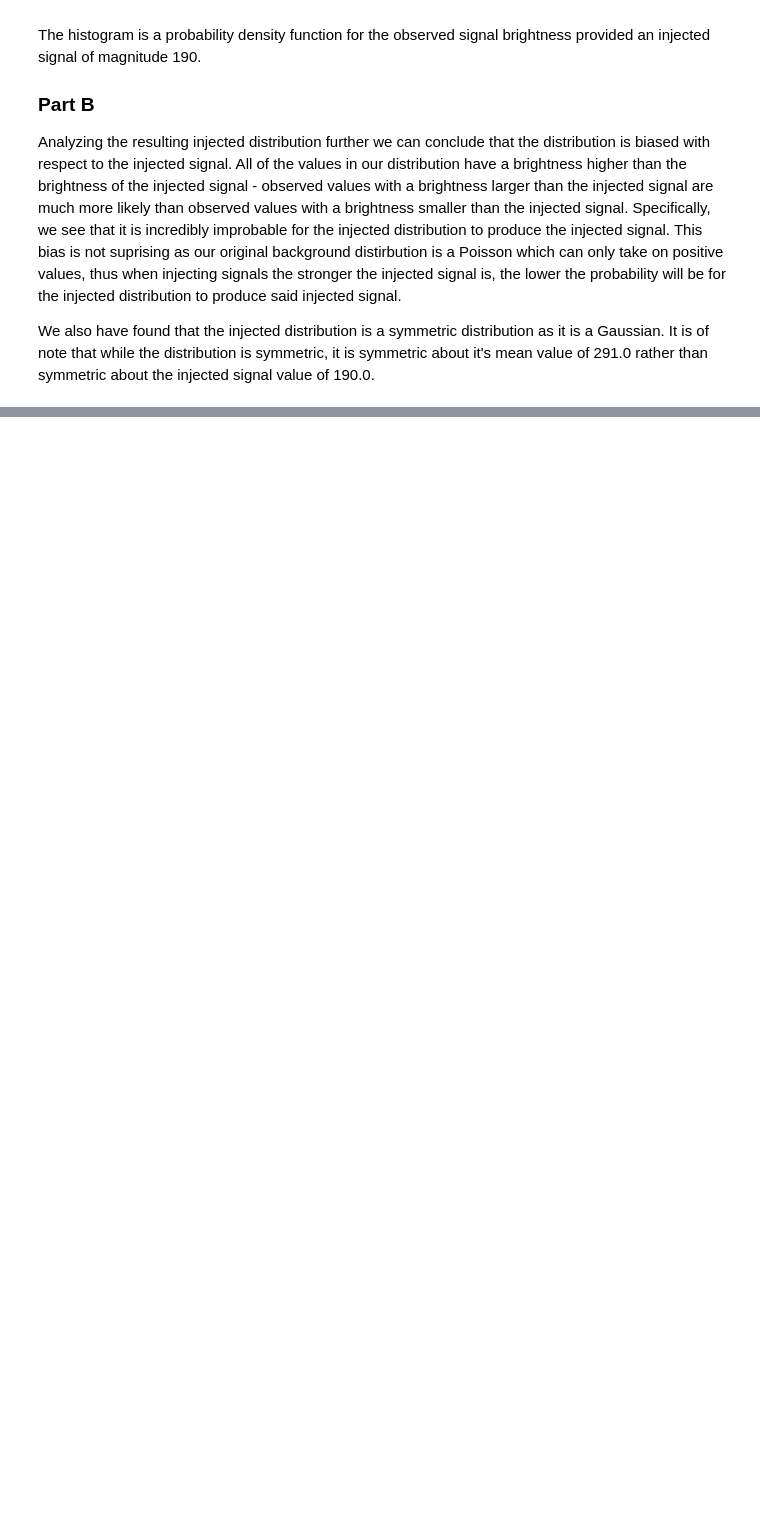
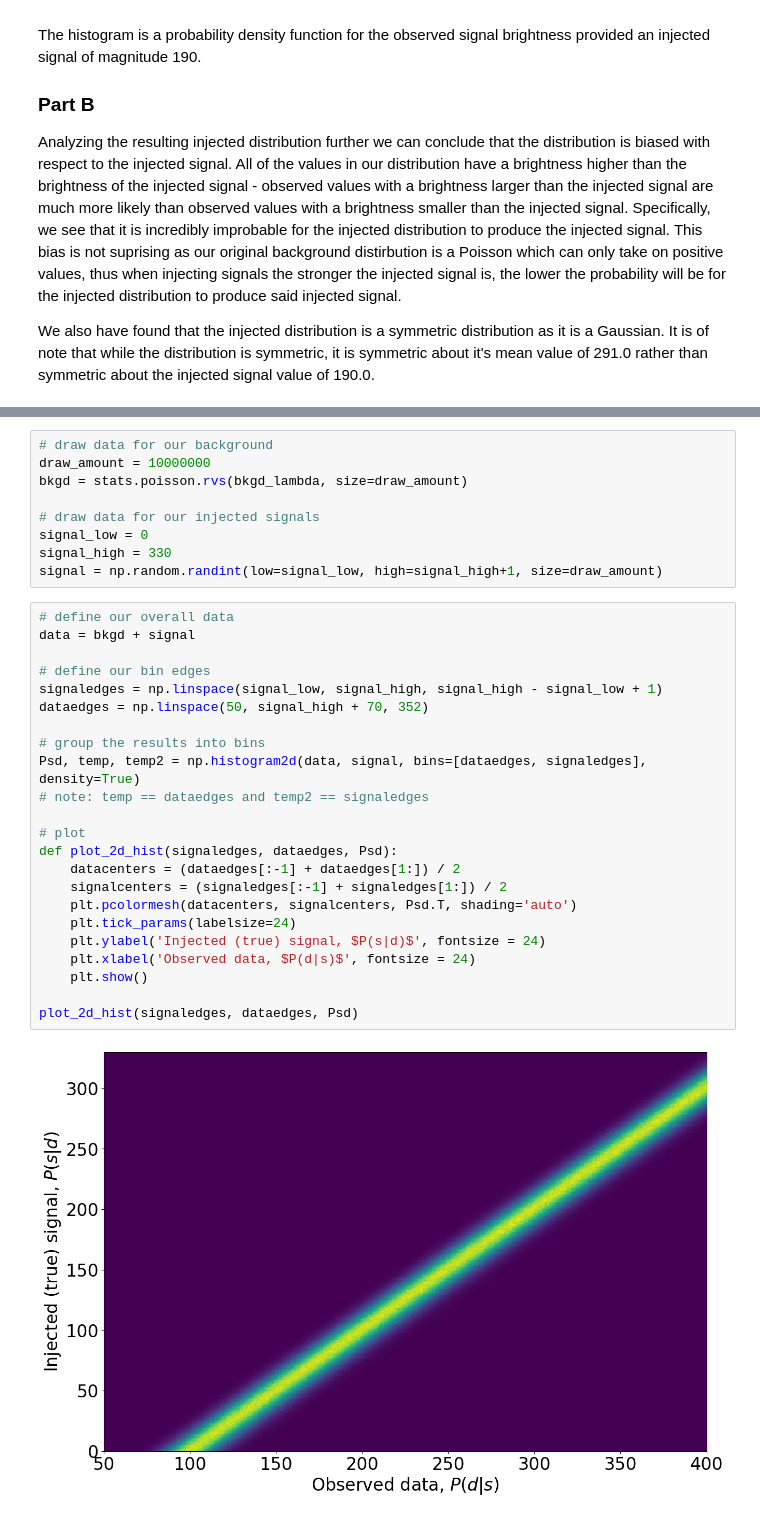
Before and after one commit to williamdolsen/phys434-21au, a Jupyter notebook: labs/lab6/lab6.ipynb, the cells around one changed output, grey strips where cells are left out. Cells and saved outputs as stored; diff of their text form; blank space fills up the shorter version.

```diff
--- a/labs/lab6/lab6.ipynb
+++ b/labs/lab6/lab6.ipynb
@@ -138,0 +153,34 @@ We also have found that the injected distribution is a symmetric distribution as
+# %%
+# draw data for our background
+draw_amount = 10000000
+bkgd = stats.poisson.rvs(bkgd_lambda, size=draw_amount)
+
+# draw data for our injected signals
+signal_low = 0
+signal_high = 330
+signal = np.random.randint(low=signal_low, high=signal_high+1, size=draw_amount)
+# %%
+# define our overall data
+data = bkgd + signal
+
+# define our bin edges
+signaledges = np.linspace(signal_low, signal_high, signal_high - signal_low + 1)
+dataedges = np.linspace(50, signal_high + 70, 352)
+
+# group the results into bins
+Psd, temp, temp2 = np.histogram2d(data, signal, bins=[dataedges, signaledges], density=True)
+# note: temp == dataedges and temp2 == signaledges
+
+# plot
+def plot_2d_hist(signaledges, dataedges, Psd):
+    datacenters = (dataedges[:-1] + dataedges[1:]) / 2
+    signalcenters = (signaledges[:-1] + signaledges[1:]) / 2
+    plt.pcolormesh(datacenters, signalcenters, Psd.T, shading='auto')
+    plt.tick_params(labelsize=24)
+    plt.ylabel('Injected (true) signal, $P(s|d)$', fontsize = 24)
+    plt.xlabel('Observed data, $P(d|s)$', fontsize = 24)
+    plt.show()
+
+plot_2d_hist(signaledges, dataedges, Psd)
+# %% [output]
+[figure, added]
```
Also changed, not shown: parts of 1 cell of this notebook.
